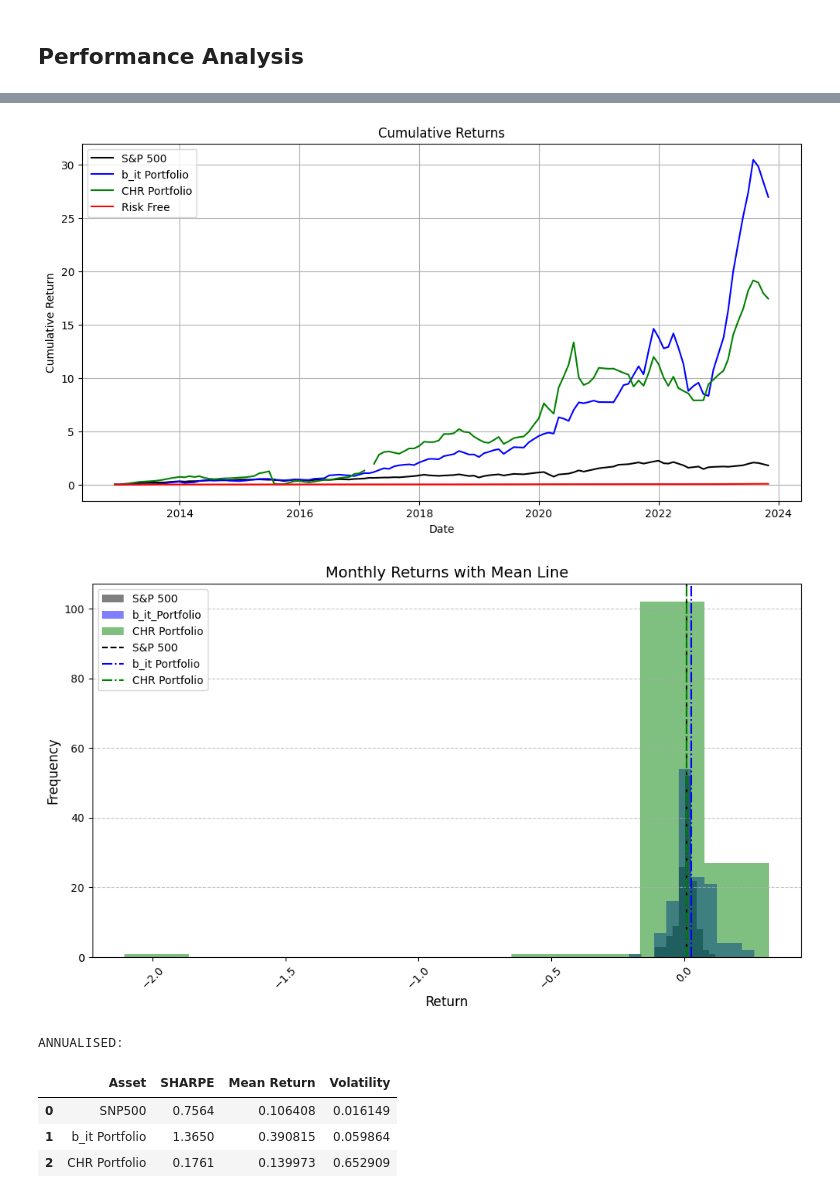
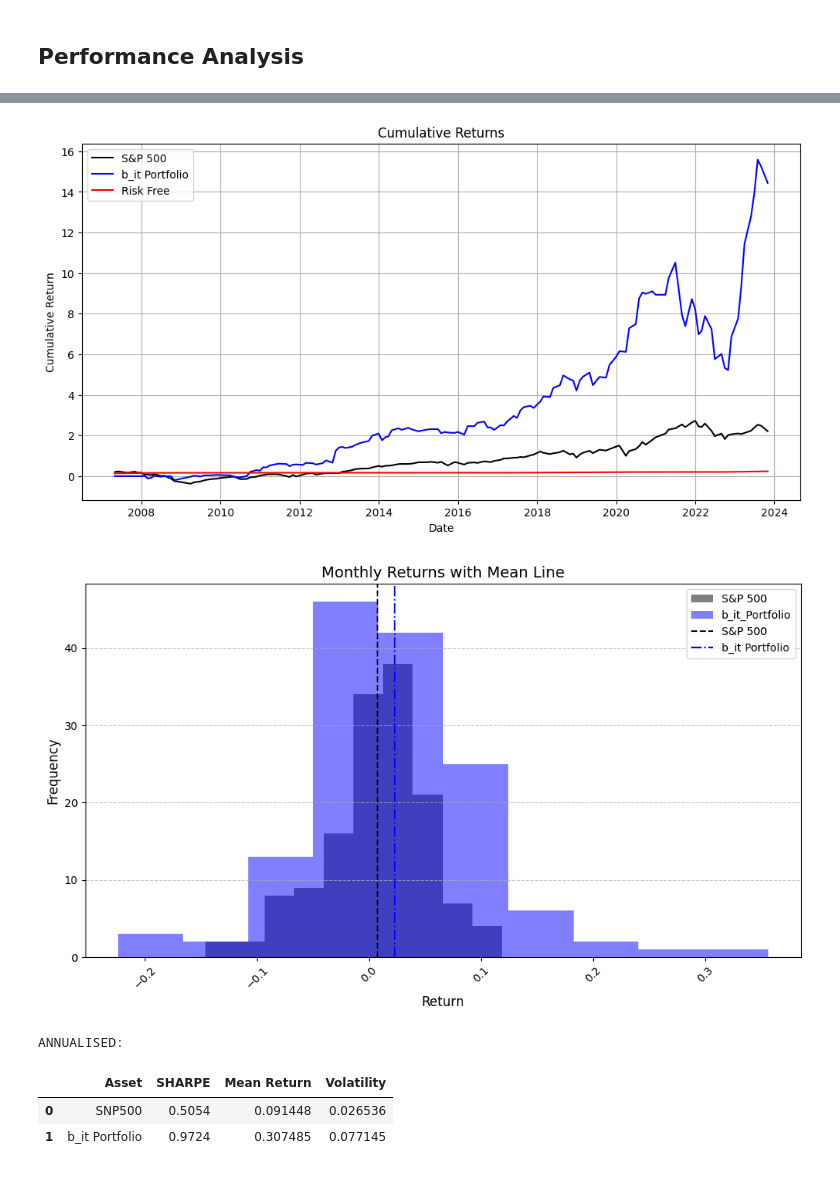
Before and after one commit to veervohra03/CashHedged, a Jupyter notebook: Veer-Base.ipynb, the cells around one changed output, grey strips where cells are left out. Cells and saved outputs as stored; diff of their text form; code cells hidden in the pictures.

Commit message:
SNP and RFR logic ironed out. CHR ignored. Cash Returns as signal. TODO: Universe, portfolio selection, portfolio optimization.

```diff
--- a/Veer-Base.ipynb
+++ b/Veer-Base.ipynb
@@ -84,8 +85,10 @@ risk_free_data
 last_trading_days = conn.raw_sql(f'''
 SELECT DISTINCT
     MAX(date) AS last_trade_date
-FROM crsp.dsf
-WHERE date >= '{query_start_date}'
+FROM
+    crsp.dsf
+WHERE
+    date >= '{query_start_date}'
 GROUP BY DATE_TRUNC('month', date)
 ORDER BY last_trade_date
 ''')
@@ -94,3 +97,5 @@ last_trading_days['last_trade_date'] = pd.to_datetime(last_trading_days['last_tr
 last_trading_days['month'] = last_trading_days['last_trade_date'].dt.month
 last_trading_days['year'] = last_trading_days['last_trade_date'].dt.year
 last_trading_day_mapping = last_trading_days.set_index(['year', 'month'])['last_trade_date'].to_dict()
+
+last_trading_days
@@ -96,0 +153,11 @@ last_trading_day_mapping = last_trading_days.set_index(['year', 'month'])['last_
+# %%
+sp500_data = pd.merge(last_trading_days[['last_trade_date']], sp500_data, left_on='last_trade_date', right_on='date', how='left')
+
+sp500_data['snp_return'] = sp500_data['snp_prc'].pct_change()
+
+sp500_data['log_temp_return'] = np.log1p(sp500_data['snp_return'])
+sp500_data['snp_cum_return'] = np.expm1(sp500_data['log_temp_return'].cumsum())
+
+sp500_data.drop(columns=['last_trade_date', 'log_temp_return', 'snp_prc', 'daily_return'], axis=1, inplace=True)
+
+sp500_data
@@ -560,12 +620,12 @@ This optimzation was run a couple times and averaged an output of 9 for b_it and
 # %%
-temp_1 = backtest_portfolio(out, signal='b_it', lookback_months=9)
-temp_2 = backtest_portfolio(out, signal='cash_hedged_return', lookback_months=3)
+temp_1 = backtest_portfolio(out, signal='b_it', lookback_months=7)
+# temp_2 = backtest_portfolio(out, signal='cash_hedged_return', lookback_months=7)
 
 portfolio = pd.merge(temp_1, out[out['permno'] == out['permno'][0]], on='date', how='left')
 
-portfolio = pd.merge(portfolio, temp_2, on='date', how='left')
+# portfolio = pd.merge(portfolio, temp_2, on='date', how='left')
 
-portfolio = portfolio[['date', 'b_it_portfolio_return', 'cash_hedged_return_portfolio_return', 'snp_return', 'rf_rate']].dropna()
+portfolio = portfolio[['date', 'b_it_portfolio_return', 'snp_return', 'snp_cum_return', 'rf_rate', 'rf_cum_return']].dropna()
 
 portfolio
 # %% [output]
@@ -601,20 +661,17 @@ plt.show()
 # %%
-portfolio['log_temp_return'] = np.log1p(portfolio['snp_return'])
-portfolio['snp_cum_return'] = np.expm1(portfolio['log_temp_return'].cumsum())
-
 portfolio['log_temp_return'] = np.log1p(portfolio['b_it_portfolio_return'])
 portfolio['b_it_portfolio_cum_return'] = np.expm1(portfolio['log_temp_return'].cumsum())
 
-portfolio['log_temp_return'] = np.log1p(portfolio['cash_hedged_return_portfolio_return'])
-portfolio['cash_hedged_return_portfolio_cum_return'] = np.expm1(portfolio['log_temp_return'].cumsum())
+# portfolio['log_temp_return'] = np.log1p(portfolio['cash_hedged_return_portfolio_return'])
+# portfolio['cash_hedged_return_portfolio_cum_return'] = np.expm1(portfolio['log_temp_return'].cumsum())
 
-portfolio['log_temp_return'] = np.log1p(portfolio['rf_rate'])
-portfolio['rf_cum_return'] = np.expm1(portfolio['log_temp_return'].cumsum())
+# portfolio['cash_hedged_return_portfolio_cum_return'] = (1 + portfolio['cash_hedged_return_portfolio_return']).cumprod() - 1
+# portfolio['b_it_portfolio_cum_return'] = (1 + portfolio['b_it_portfolio_return']).cumprod() - 1
 # %%
 plt.figure(figsize=(12, 6))
 plt.plot(portfolio['date'], portfolio['snp_cum_return'], label='S&P 500', color='black')
 plt.plot(portfolio['date'], portfolio['b_it_portfolio_cum_return'], label='b_it Portfolio', color='blue')
-plt.plot(portfolio['date'], portfolio['cash_hedged_return_portfolio_cum_return'], label='CHR Portfolio', color='green')
+# plt.plot(portfolio['date'], portfolio['cash_hedged_return_portfolio_cum_return'], label='CHR Portfolio', color='green')
 plt.plot(portfolio['date'], portfolio['rf_cum_return'], label='Risk Free', color='red')
 plt.title('Cumulative Returns')
 plt.xlabel('Date')
@@ -623,30 +680,30 @@ plt.legend()
 plt.grid()
 plt.show()
 # %% [output]
-[figure, old version]
+[figure, new version]
 # %%
 plt.figure(figsize=(10, 6))
 
 plt.hist(portfolio['snp_return'], label='S&P 500', color='black', alpha=0.5)
 plt.hist(portfolio['b_it_portfolio_return'], label='b_it_Portfolio', color='blue', alpha=0.5)
-plt.hist(portfolio['cash_hedged_return_portfolio_return'], label='CHR Portfolio', color='green', alpha=0.5)
+# plt.hist(portfolio['cash_hedged_return_portfolio_return'], label='CHR Portfolio', color='green', alpha=0.5)
 
 plt.axvline(portfolio["snp_return"].mean(), color="black", linestyle="--", label=f"S&P 500")
 plt.axvline(portfolio["b_it_portfolio_return"].mean(), color="blue", linestyle="-.", label=f'b_it Portfolio')
-plt.axvline(portfolio["cash_hedged_return_portfolio_return"].mean(), color="green", linestyle="-.", label=f'CHR Portfolio')
+# plt.axvline(portfolio["cash_hedged_return_portfolio_return"].mean(), color="green", linestyle="-.", label=f'CHR Portfolio')
 
 plt.title("Monthly Returns with Mean Line", fontsize=14)
 plt.xlabel("Return", fontsize=12)
 plt.ylabel("Frequency", fontsize=12)
 plt.xticks(rotation=45)
 plt.legend()
 plt.grid(axis="y", linestyle="--", alpha=0.7)
 
 plt.tight_layout()
 #plt.ylim(0, 80)
 plt.show()
 # %% [output]
-[figure, old version]
+[figure, new version]
 # %%
 def sharpe(ret):
     excess_ret = portfolio[f"{ret}"] - portfolio["rf_rate"]
@@ -659,14 +716,13 @@ print("ANNUALISED:")
 pd.DataFrame(
     [
         ["SNP500" , '{0:.4f}'.format(sharpe('snp_return')), (1 + portfolio['snp_return'].mean()) ** 12 - 1, (1 + (portfolio['snp_return'].std()**2)) ** 12 - 1],
-        ["b_it Portfolio" , '{0:.4f}'.format(sharpe('b_it_portfolio_return')), (1 + portfolio['b_it_portfolio_return'].mean()) ** 12 - 1, (1 + (portfolio['b_it_portfolio_return'].std()**2)) ** 12 - 1],
-        ["CHR Portfolio" , '{0:.4f}'.format(sharpe('cash_hedged_return_portfolio_return')), (1 + portfolio['cash_hedged_return_portfolio_return'].mean()) ** 12 - 1, (1 + (portfolio['cash_hedged_return_portfolio_return'].std()**2)) ** 12 - 1],
+        ["b_it Portfolio" , '{0:.4f}'.format(sharpe('b_it_portfolio_return')), (1 + portfolio['b_it_portfolio_return'].mean()) ** 12 - 1, (1 + (portfolio['b_it_portfolio_return'].std()**2)) ** 12 - 1]
+        # ["CHR Portfolio" , '{0:.4f}'.format(sharpe('cash_hedged_return_portfolio_return')), (1 + portfolio['cash_hedged_return_portfolio_return'].mean()) ** 12 - 1, (1 + (portfolio['cash_hedged_return_portfolio_return'].std()**2)) ** 12 - 1],
     ],
     columns=['Asset', 'SHARPE', 'Mean Return', 'Volatility']
 )
 # %% [output]
 ANNUALISED:
 |  | Asset | SHARPE | Mean Return | Volatility |
-| 0 | SNP500 | 0.7564 | 0.106408 | 0.016149 |
-| 1 | b_it Portfolio | 1.3650 | 0.390815 | 0.059864 |
-| 2 | CHR Portfolio | 0.1761 | 0.139973 | 0.652909 |
+| 0 | SNP500 | 0.5054 | 0.091448 | 0.026536 |
+| 1 | b_it Portfolio | 0.9724 | 0.307485 | 0.077145 |
```
Also changed, not shown: parts of 18 cells of this notebook.
